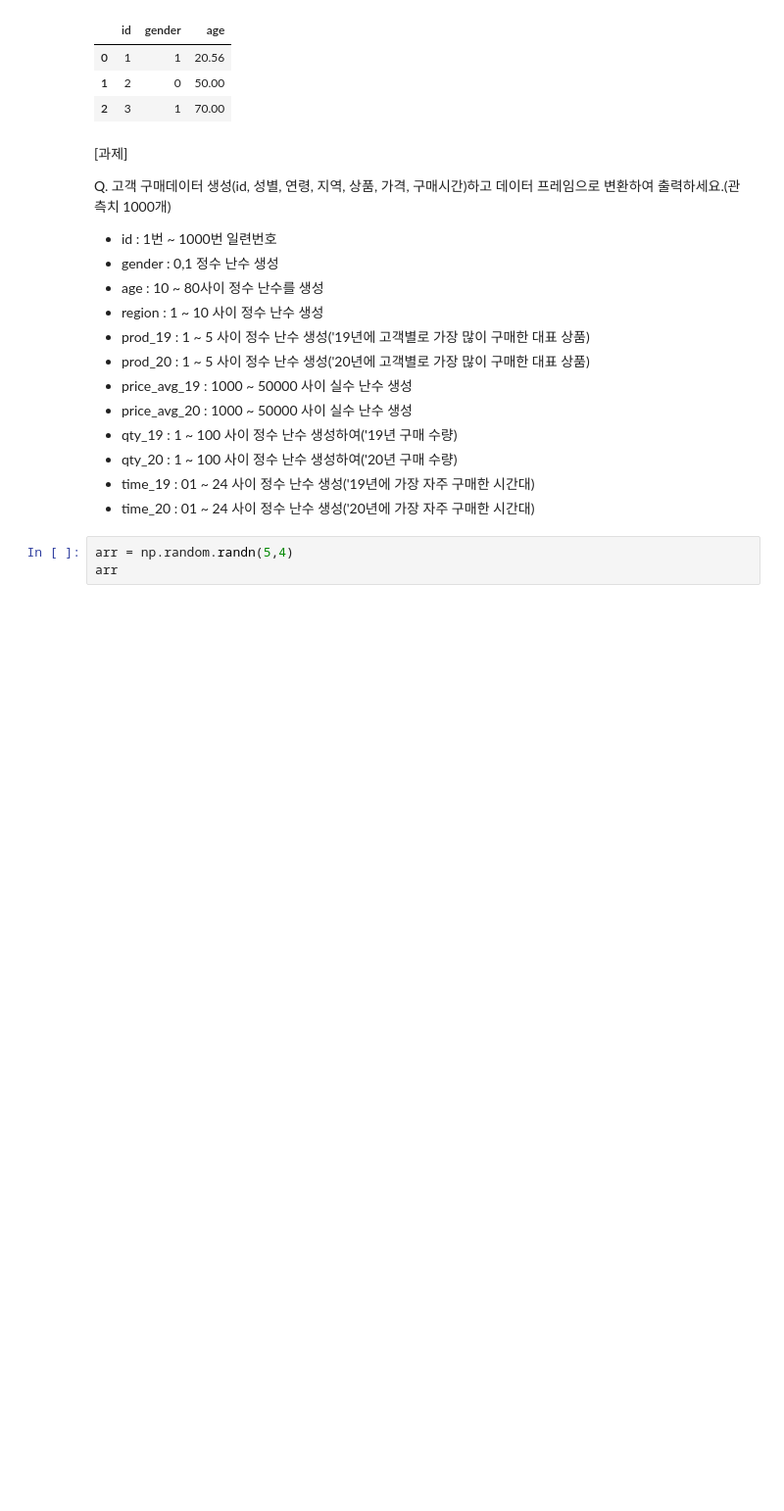
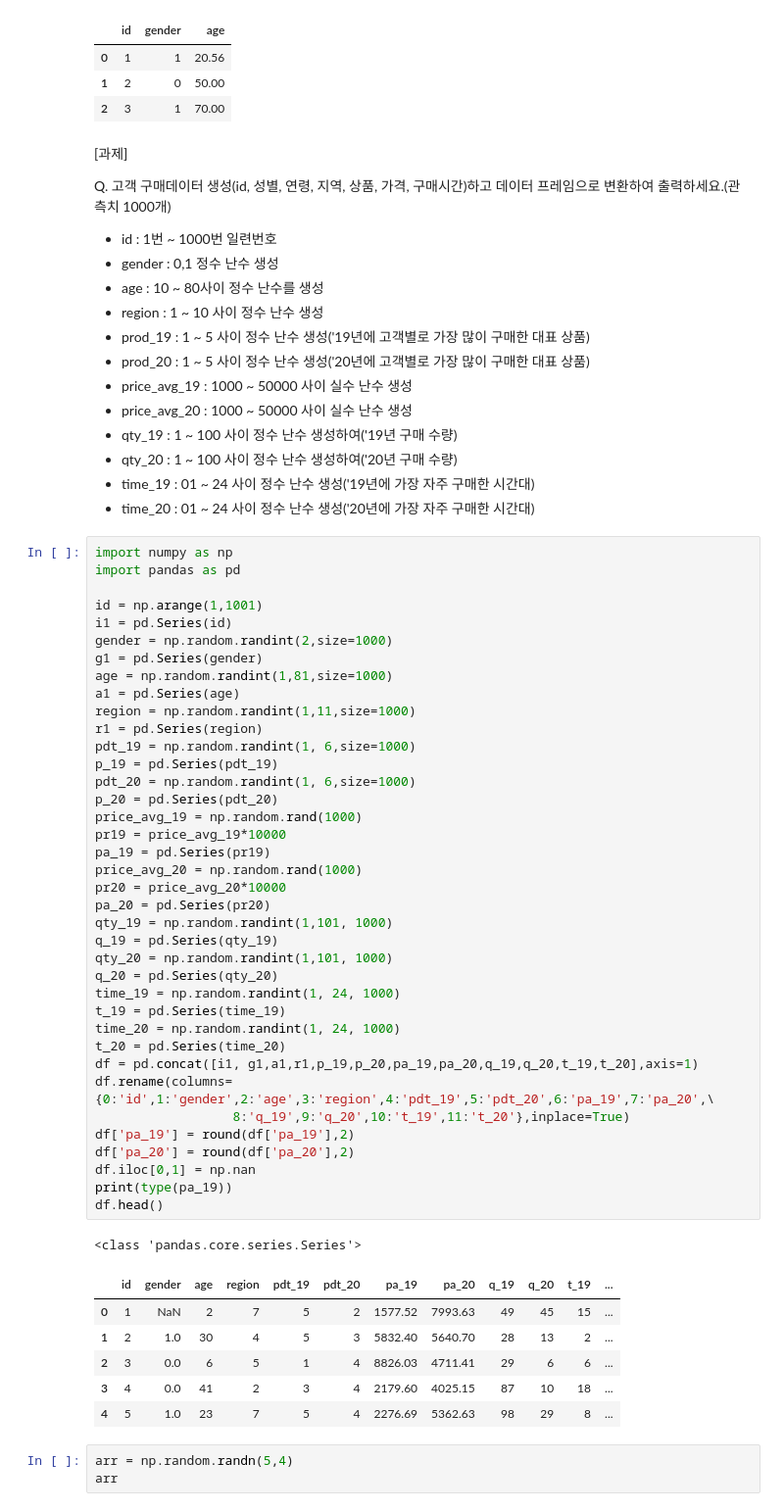
Before and after one commit to ilm52626/kba_2012, a Jupyter notebook: numpy_basic_guide.ipynb, the cells around one changed output. Shown: that part at 98% size. Drawn from its saved outputs; the diff is of its cells as text; blank space fills up the shorter version.

```diff
--- a/numpy_basic_guide.ipynb
+++ b/numpy_basic_guide.ipynb
@@ -850,6 +914,52 @@ Q. 고객 구매데이터 생성(id, 성별, 연령, 지역, 상품, 가격, 구
 - qty_20 : 1 ~ 100 사이 정수 난수 생성하여('20년 구매 수량)
 - time_19 : 01 ~ 24 사이 정수 난수 생성('19년에 가장 자주 구매한 시간대)
 - time_20 : 01 ~ 24 사이 정수 난수 생성('20년에 가장 자주 구매한 시간대)
+# %%
+import numpy as np
+import pandas as pd
+
+id = np.arange(1,1001)
+i1 = pd.Series(id)
+gender = np.random.randint(2,size=1000)
+g1 = pd.Series(gender)
+age = np.random.randint(1,81,size=1000)
+a1 = pd.Series(age)
+region = np.random.randint(1,11,size=1000)
+r1 = pd.Series(region)
+pdt_19 = np.random.randint(1, 6,size=1000)
+p_19 = pd.Series(pdt_19)
+pdt_20 = np.random.randint(1, 6,size=1000)
+p_20 = pd.Series(pdt_20)
+price_avg_19 = np.random.rand(1000)
+pr19 = price_avg_19*10000
+pa_19 = pd.Series(pr19)
+price_avg_20 = np.random.rand(1000)
+pr20 = price_avg_20*10000
+pa_20 = pd.Series(pr20)
+qty_19 = np.random.randint(1,101, 1000)
+q_19 = pd.Series(qty_19)
+qty_20 = np.random.randint(1,101, 1000)
+q_20 = pd.Series(qty_20)
+time_19 = np.random.randint(1, 24, 1000)
+t_19 = pd.Series(time_19)
+time_20 = np.random.randint(1, 24, 1000)
+t_20 = pd.Series(time_20)
+df = pd.concat([i1, g1,a1,r1,p_19,p_20,pa_19,pa_20,q_19,q_20,t_19,t_20],axis=1)
+df.rename(columns={0:'id',1:'gender',2:'age',3:'region',4:'pdt_19',5:'pdt_20',6:'pa_19',7:'pa_20',\
+                  8:'q_19',9:'q_20',10:'t_19',11:'t_20'},inplace=True)
+df['pa_19'] = round(df['pa_19'],2)
+df['pa_20'] = round(df['pa_20'],2)
+df.iloc[0,1] = np.nan
+print(type(pa_19))
+df.head()
+# %% [output]
+<class 'pandas.core.series.Series'>
+|  | id | gender | age | region | pdt_19 | pdt_20 | pa_19 | pa_20 | q_19 | q_20 | t_19 | ... |
+| 0 | 1 | NaN | 2 | 7 | 5 | 2 | 1577.52 | 7993.63 | 49 | 45 | 15 | ... |
+| 1 | 2 | 1.0 | 30 | 4 | 5 | 3 | 5832.40 | 5640.70 | 28 | 13 | 2 | ... |
+| 2 | 3 | 0.0 | 6 | 5 | 1 | 4 | 8826.03 | 4711.41 | 29 | 6 | 6 | ... |
+| 3 | 4 | 0.0 | 41 | 2 | 3 | 4 | 2179.60 | 4025.15 | 87 | 10 | 18 | ... |
+| 4 | 5 | 1.0 | 23 | 7 | 5 | 4 | 2276.69 | 5362.63 | 98 | 29 | 8 | ... |
 # %%
 arr = np.random.randn(5,4)
 arr
```
Also changed, not shown: parts of 44 cells of this notebook, 6 other files.
